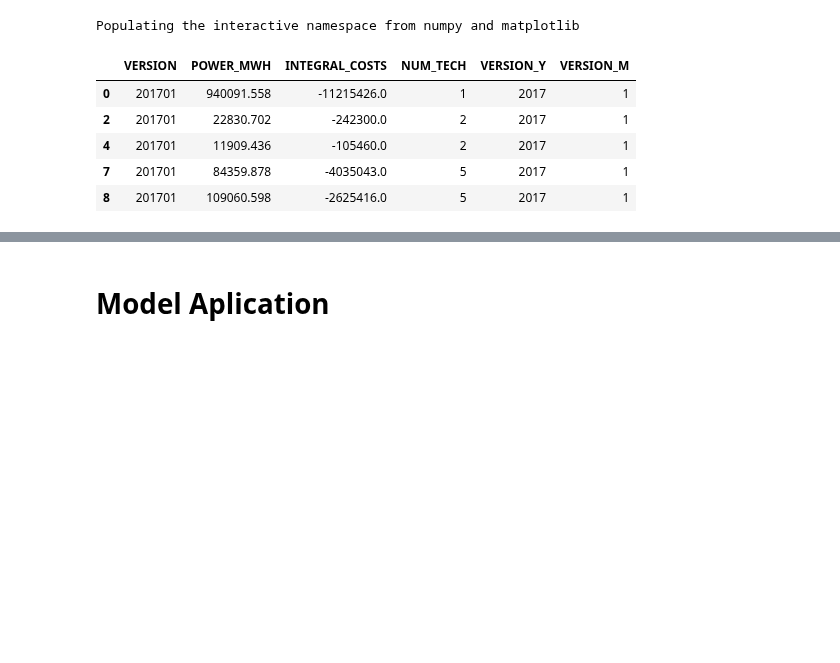
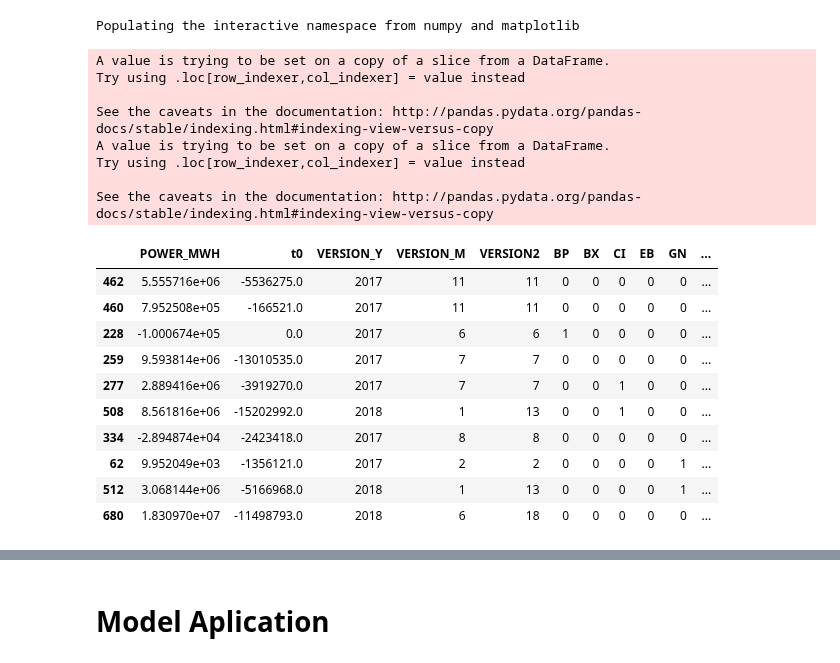
Before and after one commit to davescusope/TFM_Data_Science, a Jupyter notebook: 07. Modeling III.ipynb, the cells around one changed output, grey strips where cells are left out. Cells and saved outputs as stored; diff of their text form; code cells hidden in the pictures; blank space fills up the shorter version.

```diff
--- a/07. Modeling III.ipynb
+++ b/07. Modeling III.ipynb
@@ -41,30 +41,54 @@
 df_modelize['SERV_GEST_RES'] + \
 df_modelize['TASAS_MEDIOAMB'] + \
 df_modelize['TASA_ARAGON']
 
 
 
 df_modelize2 = df_modelize[['VERSION','ID_TECNOLOGIA','POWER_MWH','INTEGRAL_COSTS']]
-df_tech= df_modelize2[['ID_TECNOLOGIA']].drop_duplicates()
-df_tech['NUM_TECH']= [1,2,3,4,5,6,7,8]
-df_tech.reset_index
-df_modelize2 = pd.merge(df_modelize2, df_tech, on=['ID_TECNOLOGIA'], how='left')
-df_modelize2 = df_modelize2[['VERSION','POWER_MWH','INTEGRAL_COSTS','NUM_TECH']]
+df_modelize2['VERSION_Y'] = df_modelize2['VERSION'].astype(str).str[:-2].astype(np.int64)
+df_modelize2['VERSION_M'] = df_modelize2['VERSION'].astype(str).str[4:].astype(np.int64)
+df_modelize2 = df_modelize2.drop(df_modelize2[df_modelize2['INTEGRAL_COSTS'] > 0].index)
+
+#GENERO TRES COLUMNAS PARA LAS FECHAS,
+#UNA PARA EL AÑO PARA SABER EL PERIODO EN EL QUE ESTOY,
+#OTRA QUE ES EL NUMERO DEL MES DESDE 1 A 24 PARA QUE EL MODELO SEPA LA SUCESIÓN EN QUE ORDEN VA YA QUE 201712 ESTÁ MUY LEJOS DE 201801
+#LA TERCERA ES EL MES PARA QUE ENTIENDA LAS ASOCIACIONES QUE HAY ENTRE ENERO-ENERO, FEBRERO-FEBRERO
+
+#LE APLICO UN ONEHOT PARA LAS TECNOLOGIAS
 
 
-df_modelize2= df_modelize2[(np.abs(stats.zscore(df_modelize2)) < 2).all(axis=1)].reset_index()
-df_modelize2 = df_modelize2[['VERSION','POWER_MWH','INTEGRAL_COSTS','NUM_TECH']]
-df_modelize2 = df_modelize2[(df_modelize2['POWER_MWH']>0)]
-df_modelize2 = df_modelize2[(df_modelize2['INTEGRAL_COSTS']<0)]
-df_modelize2 = df_modelize2[df_modelize2['NUM_TECH'] != 3]
-df_modelize2 = df_modelize2[df_modelize2['NUM_TECH'] != 4]
-df_modelize2['VERSION_Y'] = df_modelize2['VERSION'].astype(str).str[:-2].astype(np.int64)
-df_modelize2['VERSION_M'] = df_modelize2['VERSION'].astype(str).str[4:].astype(np.int64)
-df_modelize2.head(5)
+df_month = df_modelize2['VERSION'].drop_duplicates().reset_index()
+df_month = df_month['VERSION'].reset_index()
+df_month.rename(columns={'index':'VERSION2'}, inplace=True)
+df_modelize2 = pd.merge(df_modelize2, df_month, on=['VERSION'], how='left')
+df_modelize2 = df_modelize2.drop(columns=['VERSION'])
+df_modelize2['VERSION2'] = df_modelize2['VERSION2'] + 1
+
+# df_modelize2 = df_modelize2[df_modelize2['ID_TECNOLOGIA'] != 'BP']
+# df_modelize2 = df_modelize2[df_modelize2['ID_TECNOLOGIA'] != 'BX']
+
+DTECH = pd.get_dummies(pd.Series(list(df_modelize2['ID_TECNOLOGIA'])))
+df_modelize2 = pd.merge(df_modelize2, DTECH, left_index=True, right_index=True)
+df_modelize2 = df_modelize2.drop(columns=['ID_TECNOLOGIA'])
+df_modelize2.rename(columns={'INTEGRAL_COSTS':'t0'}, inplace=True)
+df_modelize2.sample(10)
 # %% [output]
+A value is trying to be set on a copy of a slice from a DataFrame.
+Try using .loc[row_indexer,col_indexer] = value instead
+
+See the caveats in the documentation: http://pandas.pydata.org/pandas-docs/stable/indexing.html#indexing-view-versus-copy
+A value is trying to be set on a copy of a slice from a DataFrame.
+Try using .loc[row_indexer,col_indexer] = value instead
+
+See the caveats in the documentation: http://pandas.pydata.org/pandas-docs/stable/indexing.html#indexing-view-versus-copy
-|  | VERSION | POWER_MWH | INTEGRAL_COSTS | NUM_TECH | VERSION_Y | VERSION_M |
-| 0 | 201701 | 940091.558 | -11215426.0 | 1 | 2017 | 1 |
-| 2 | 201701 | 22830.702 | -242300.0 | 2 | 2017 | 1 |
-| 4 | 201701 | 11909.436 | -105460.0 | 2 | 2017 | 1 |
-| 7 | 201701 | 84359.878 | -4035043.0 | 5 | 2017 | 1 |
-| 8 | 201701 | 109060.598 | -2625416.0 | 5 | 2017 | 1 |
+|  | POWER_MWH | t0 | VERSION_Y | VERSION_M | VERSION2 | BP | BX | CI | EB | GN | ... |
+| 462 | 5.555716e+06 | -5536275.0 | 2017 | 11 | 11 | 0 | 0 | 0 | 0 | 0 | ... |
+| 460 | 7.952508e+05 | -166521.0 | 2017 | 11 | 11 | 0 | 0 | 0 | 0 | 0 | ... |
+| 228 | -1.000674e+05 | 0.0 | 2017 | 6 | 6 | 1 | 0 | 0 | 0 | 0 | ... |
+| 259 | 9.593814e+06 | -13010535.0 | 2017 | 7 | 7 | 0 | 0 | 0 | 0 | 0 | ... |
+| 277 | 2.889416e+06 | -3919270.0 | 2017 | 7 | 7 | 0 | 0 | 1 | 0 | 0 | ... |
+| 508 | 8.561816e+06 | -15202992.0 | 2018 | 1 | 13 | 0 | 0 | 1 | 0 | 0 | ... |
+| 334 | -2.894874e+04 | -2423418.0 | 2017 | 8 | 8 | 0 | 0 | 0 | 0 | 0 | ... |
+| 62 | 9.952049e+03 | -1356121.0 | 2017 | 2 | 2 | 0 | 0 | 0 | 0 | 1 | ... |
+| 512 | 3.068144e+06 | -5166968.0 | 2018 | 1 | 13 | 0 | 0 | 0 | 0 | 1 | ... |
+| 680 | 1.830970e+07 | -11498793.0 | 2018 | 6 | 18 | 0 | 0 | 0 | 0 | 0 | ... |
```
Also changed, not shown: parts of 26 cells of this notebook, 1 other file.
